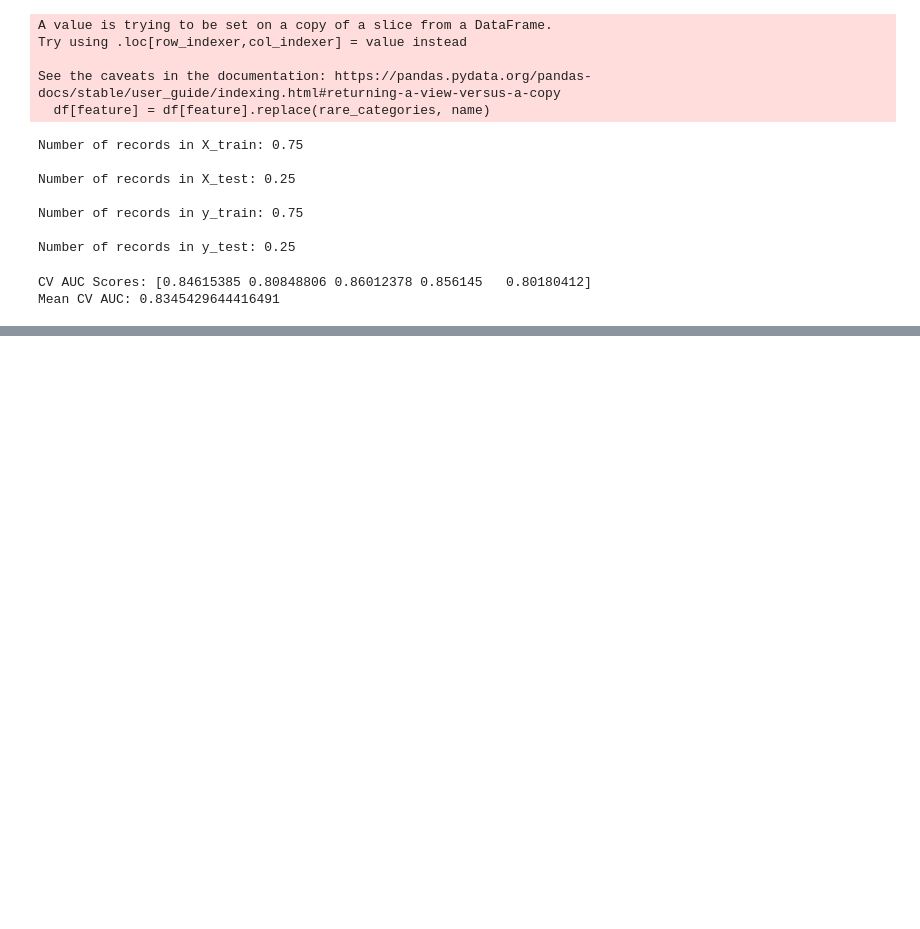
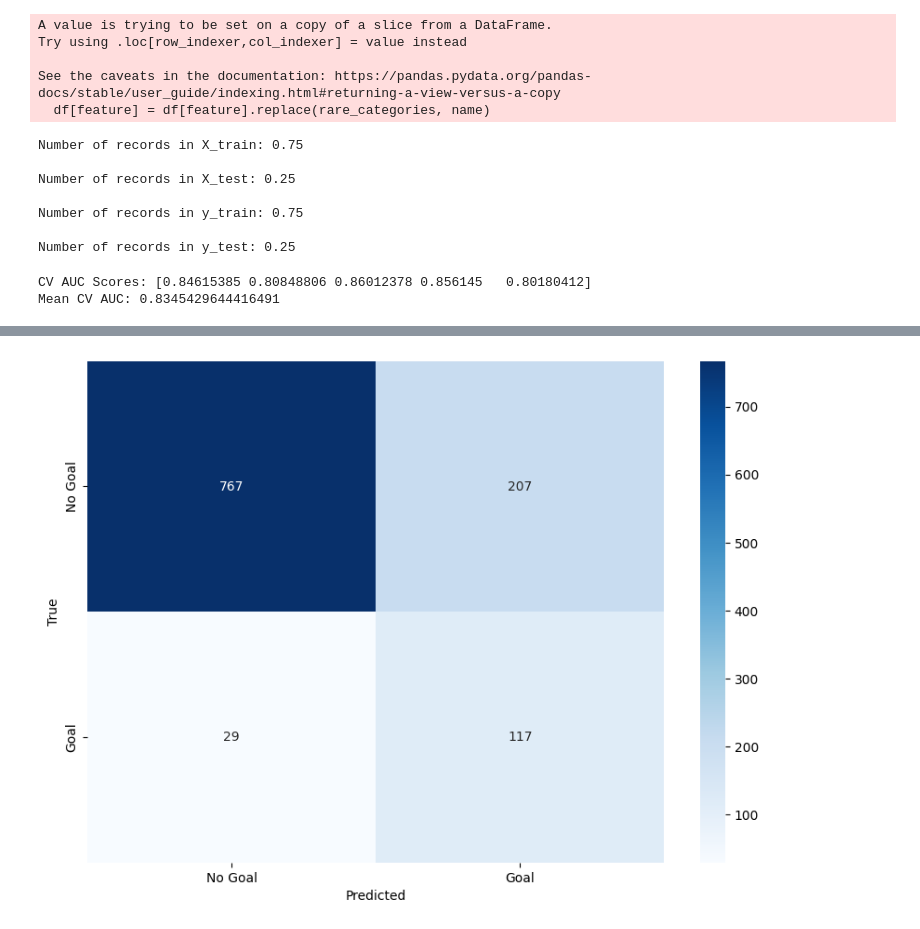
Before and after one commit to Clarkey33/Soccer-xG-Analytics-Model, a Jupyter notebook: notebooks/xG_model_datamodeling.ipynb, the cells around one changed output, grey strips where cells are left out. Drawn from its saved outputs; the diff is of its cells as text; code cells hidden in the pictures; blank space fills up the shorter version.

```diff
--- a/notebooks/xG_model_datamodeling.ipynb
+++ b/notebooks/xG_model_datamodeling.ipynb
@@ -313,0 +373,12 @@ Mean CV AUC: 0.8345429644416491
+# %%
+#library
+import seaborn as sns
+
+#plot heatmap
+plt.figure(figsize=(10,7))
+sns.heatmap(df_cm, annot=True,fmt='.0f',cmap="Blues")
+plt.xlabel("Predicted")
+plt.ylabel("True")
+plt.show()
+# %% [output]
+[figure, added]
```
Also changed, not shown: parts of 10 cells of this notebook.
